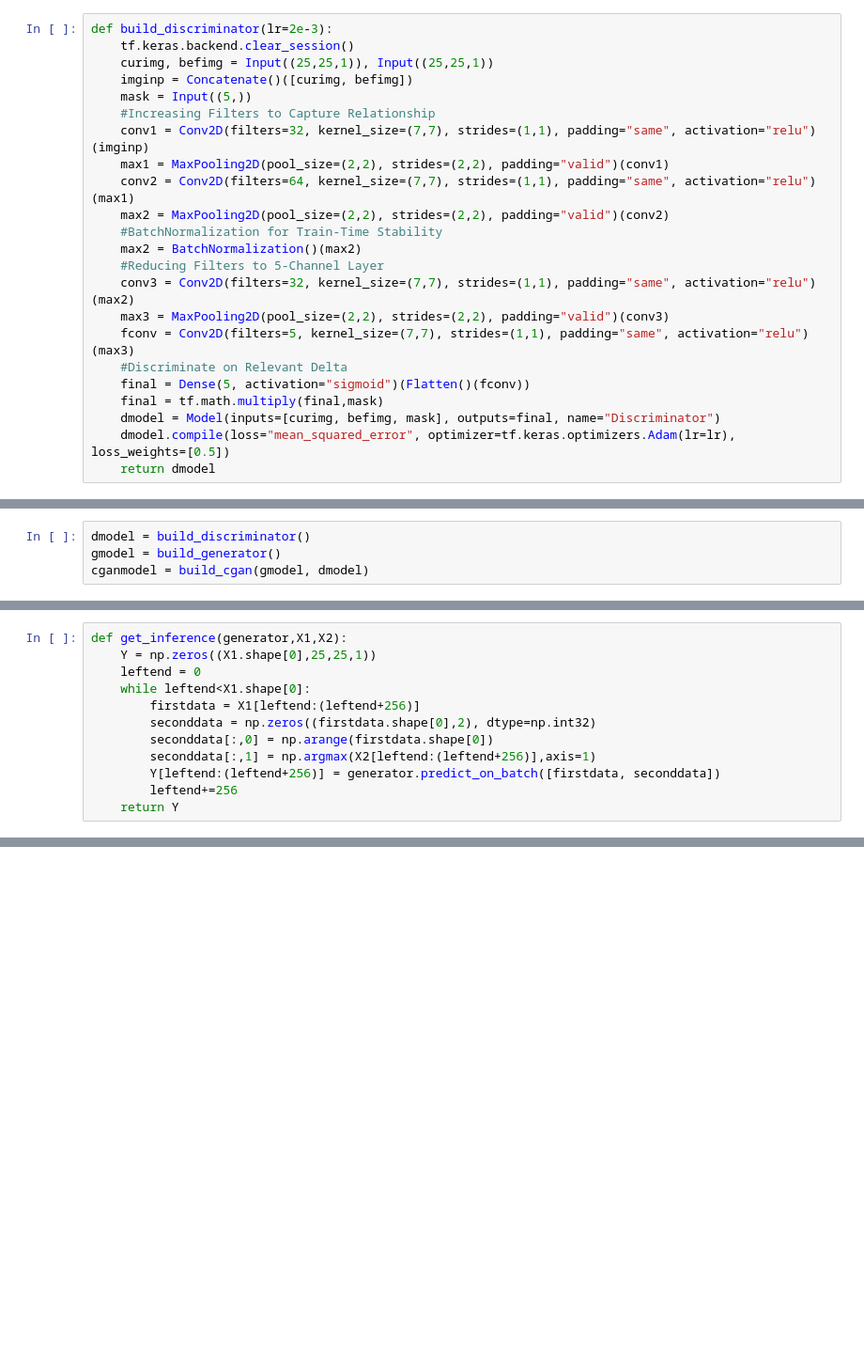
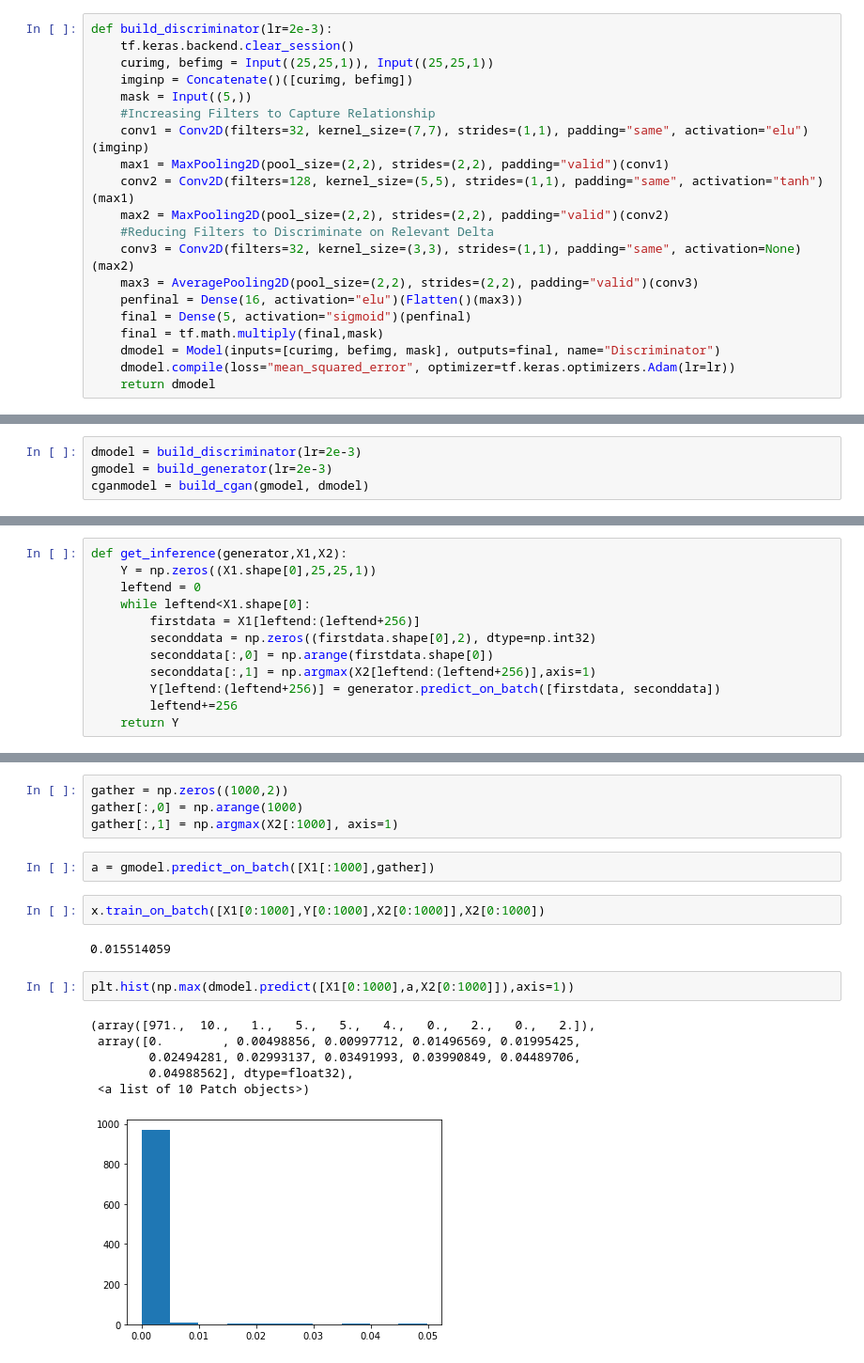
Before and after one commit to navyamehta/ai-research-projects, a Jupyter notebook: kaggle-GOL-CNN-encoder/GOL Reversal - Conditional GANs.ipynb, the cells around one changed output, grey strips where cells are left out. Shown at 94% size. Saved outputs shown, nothing was run; the diff lists cells and outputs as text; blank space fills up the shorter version.

Commit message:
Discriminator and Generator Designs

```diff
--- a/kaggle-GOL-CNN-encoder/GOL Reversal - Conditional GANs.ipynb
+++ b/kaggle-GOL-CNN-encoder/GOL Reversal - Conditional GANs.ipynb
@@ -47,21 +47,18 @@ def build_discriminator(lr=2e-3):
     imginp = Concatenate()([curimg, befimg])
     mask = Input((5,))
     #Increasing Filters to Capture Relationship
-    conv1 = Conv2D(filters=32, kernel_size=(7,7), strides=(1,1), padding="same", activation="relu")(imginp)
+    conv1 = Conv2D(filters=32, kernel_size=(7,7), strides=(1,1), padding="same", activation="elu")(imginp)
     max1 = MaxPooling2D(pool_size=(2,2), strides=(2,2), padding="valid")(conv1)
-    conv2 = Conv2D(filters=64, kernel_size=(7,7), strides=(1,1), padding="same", activation="relu")(max1)
+    conv2 = Conv2D(filters=128, kernel_size=(5,5), strides=(1,1), padding="same", activation="tanh")(max1)
     max2 = MaxPooling2D(pool_size=(2,2), strides=(2,2), padding="valid")(conv2)
-    #BatchNormalization for Train-Time Stability
-    max2 = BatchNormalization()(max2)
-    #Reducing Filters to 5-Channel Layer
-    conv3 = Conv2D(filters=32, kernel_size=(7,7), strides=(1,1), padding="same", activation="relu")(max2)
-    max3 = MaxPooling2D(pool_size=(2,2), strides=(2,2), padding="valid")(conv3)
-    fconv = Conv2D(filters=5, kernel_size=(7,7), strides=(1,1), padding="same", activation="relu")(max3)
-    #Discriminate on Relevant Delta
-    final = Dense(5, activation="sigmoid")(Flatten()(fconv))
+    #Reducing Filters to Discriminate on Relevant Delta
+    conv3 = Conv2D(filters=32, kernel_size=(3,3), strides=(1,1), padding="same", activation=None)(max2)
+    max3 = AveragePooling2D(pool_size=(2,2), strides=(2,2), padding="valid")(conv3)
+    penfinal = Dense(16, activation="elu")(Flatten()(max3))
+    final = Dense(5, activation="sigmoid")(penfinal)
     final = tf.math.multiply(final,mask)
     dmodel = Model(inputs=[curimg, befimg, mask], outputs=final, name="Discriminator")
-    dmodel.compile(loss="mean_squared_error", optimizer=tf.keras.optimizers.Adam(lr=lr), loss_weights=[0.5])
+    dmodel.compile(loss="mean_squared_error", optimizer=tf.keras.optimizers.Adam(lr=lr))
     return dmodel
 # %%
 def build_generator(lr=2e-3):
@@ -118,7 +120,7 @@ Non-trainable params: 212,299
 __________________________________________________________________________________________________
 # %%
-dmodel = build_discriminator()
-gmodel = build_generator()
+dmodel = build_discriminator(lr=2e-3)
+gmodel = build_generator(lr=2e-3)
 cganmodel = build_cgan(gmodel, dmodel)
 # %% [markdown]
 <h2>SECTION 3: Training and Inference Infrastructure
@@ -197,0 +206,19 @@ def get_inference(generator,X1,X2):
+# %%
+gather = np.zeros((1000,2))
+gather[:,0] = np.arange(1000)
+gather[:,1] = np.argmax(X2[:1000], axis=1)
+# %%
+a = gmodel.predict_on_batch([X1[:1000],gather])
+# %%
+x.train_on_batch([X1[0:1000],Y[0:1000],X2[0:1000]],X2[0:1000])
+# %% [output]
+0.015514059
+# %%
+plt.hist(np.max(dmodel.predict([X1[0:1000],a,X2[0:1000]]),axis=1))
+# %% [output]
+(array([971.,  10.,   1.,   5.,   5.,   4.,   0.,   2.,   0.,   2.]),
+ array([0.        , 0.00498856, 0.00997712, 0.01496569, 0.01995425,
+        0.02494281, 0.02993137, 0.03491993, 0.03990849, 0.04489706,
+        0.04988562], dtype=float32),
+ <a list of 10 Patch objects>)
+[figure, added]
```
Also changed, not shown: parts of 10 cells of this notebook.
